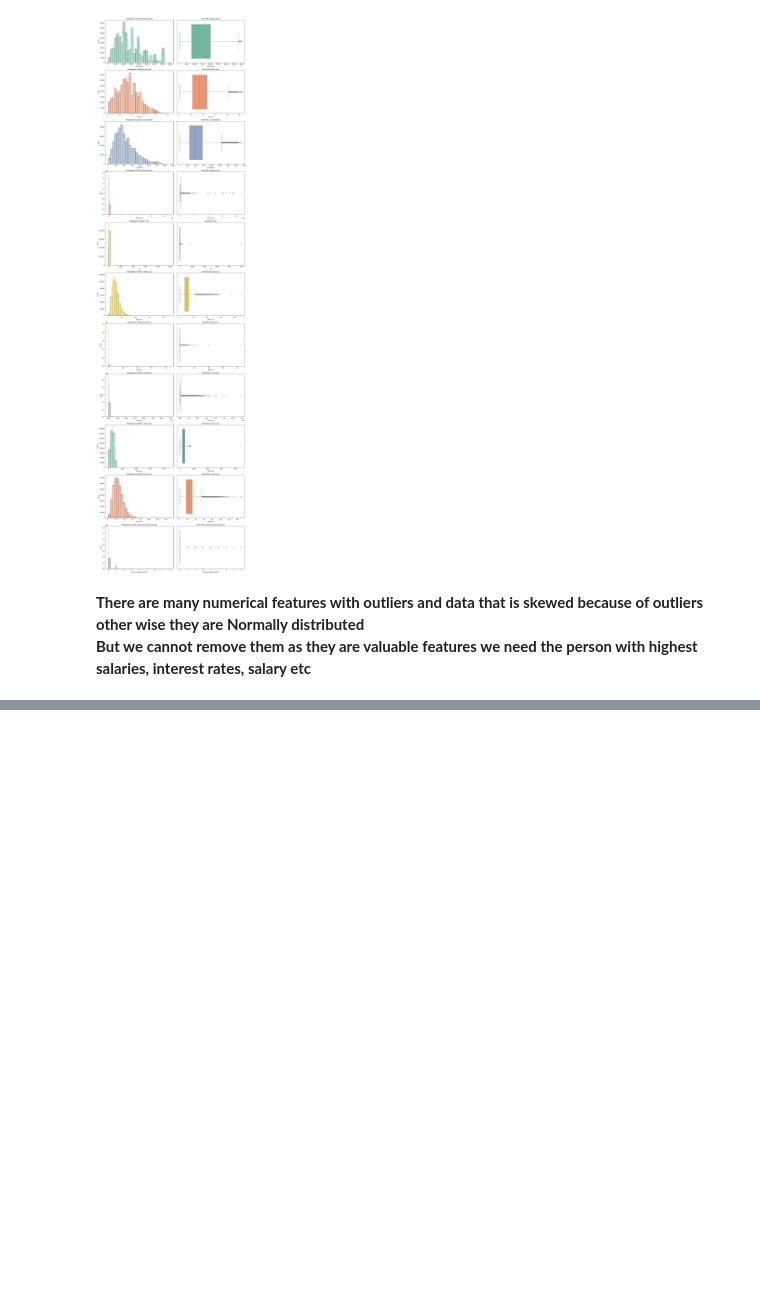
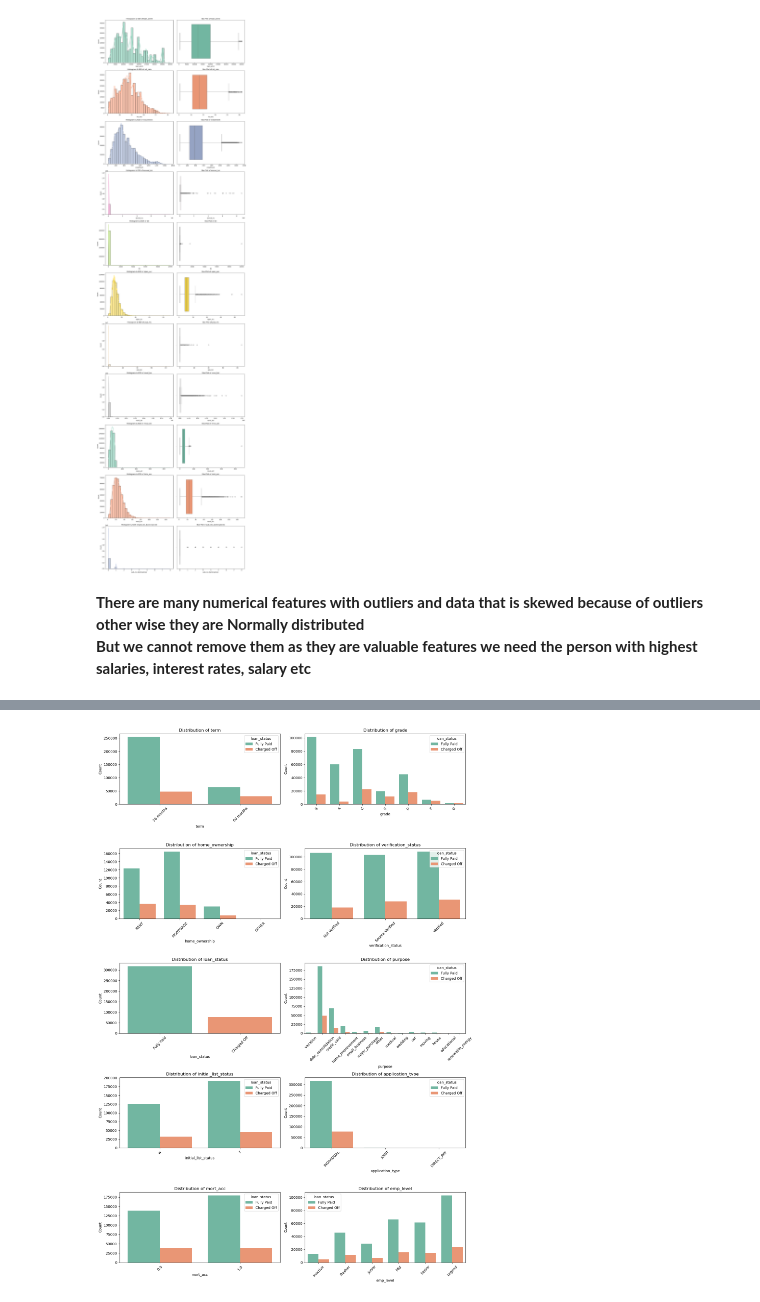
Before and after one commit to sayed-ashfaq/Loantap_logistic_regression, a Jupyter notebook: Loantap_EDA.ipynb, the cells around one changed output, grey strips where cells are left out. Saved outputs shown, nothing was run; the diff lists cells and outputs as text; code cells hidden in the pictures; blank space fills up the shorter version.

```diff
--- a/Loantap_EDA.ipynb
+++ b/Loantap_EDA.ipynb
@@ -743,0 +781,5 @@ hist_box_plot(df, numerical_cols)
+# %%
+binary_cols= ['pub_rec_bankruptcies', 'revol_util', 'pub_rec', 'open_acc']
+
+for col in binary_cols:
+    df[col]
@@ -743,0 +805,4 @@ hist_box_plot(df, numerical_cols)
+# %%
+cat_cols= ['term',  'grade',  'home_ownership',  'verification_status',
+           'loan_status',  'purpose',  'initial_list_status',
+           'application_type',  'mort_acc',  'emp_level']
@@ -743,0 +832,6 @@ hist_box_plot(df, numerical_cols)
+# %%
+# convert the none and any named rows to others as such they don't have much meaning
+
+df['home_ownership']= df['home_ownership'].replace({'NONE': 'OTHER',
+                                                    'ANY' : 'OTHER' })
+df['home_ownership'].value_counts()
@@ -743,0 +886,15 @@ hist_box_plot(df, numerical_cols)
+# %%
+plt.figure(figsize=(15, 22))
+# for categorical data for 10 cols
+for i, col in enumerate(cat_cols, 1):
+    plt.subplot(5, 2, i)  # 2x2 grid of subplots
+    sns.countplot(x=df[col], palette="Set2", hue= df['loan_status'])
+    plt.title(f'Distribution of {col}')
+    plt.xticks(rotation= 45)
+    plt.xlabel(col)
+    plt.ylabel('Count')
+
+plt.tight_layout()
+plt.show()
+# %% [output]
+[figure, added]
```
Also changed, not shown: parts of 21 cells of this notebook.
